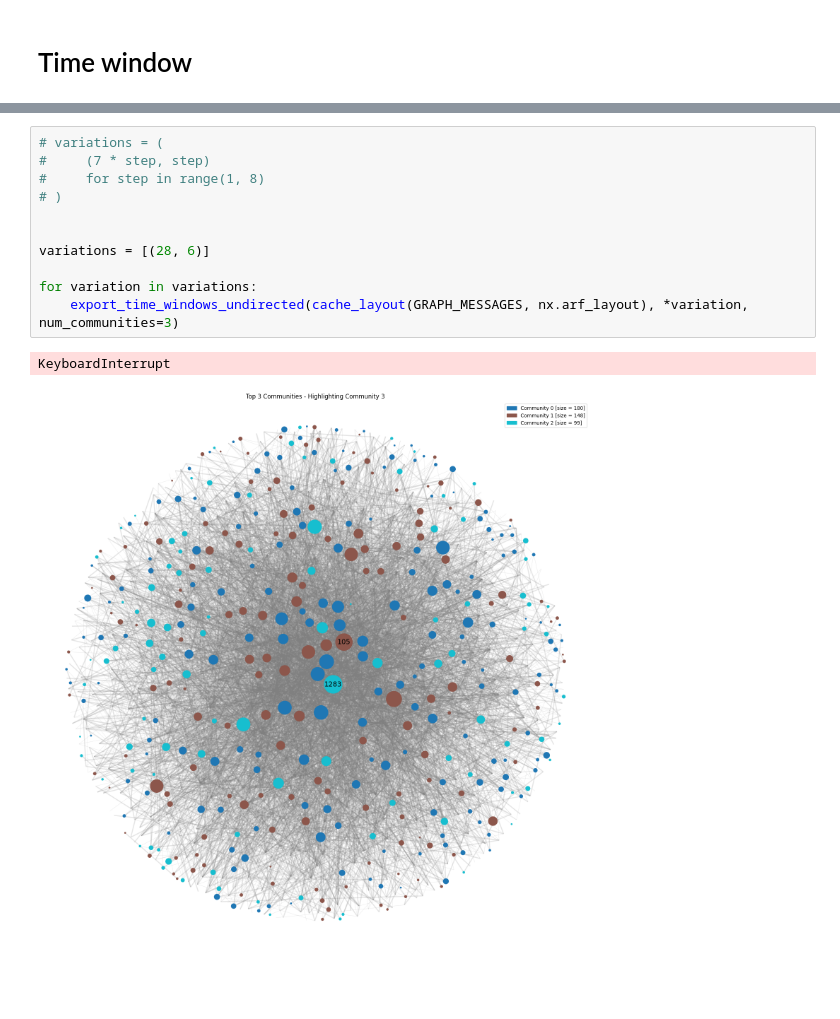
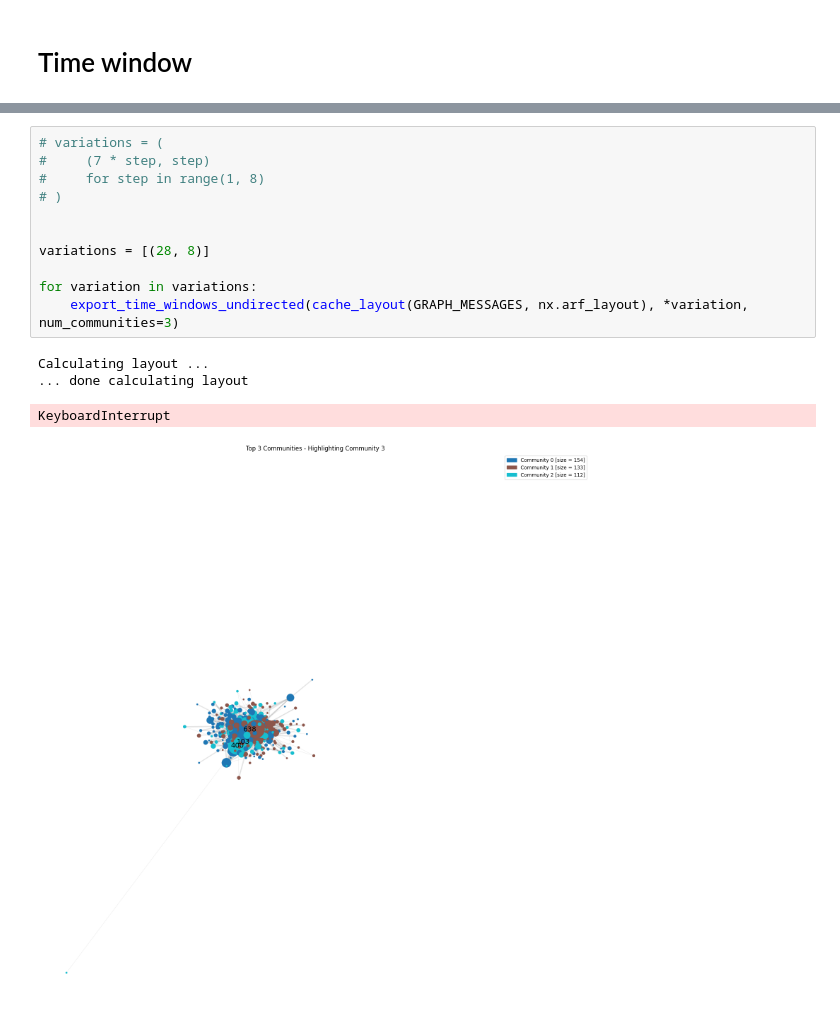
Before and after one commit to BambusControl/rug-sna-pizza-giving, a Jupyter notebook: college_msg_files/communities_n.ipynb, the cells around one changed output, grey strips where cells are left out. Saved outputs shown, nothing was run; the diff lists cells and outputs as text; blank space fills up the shorter version.

```diff
--- a/college_msg_files/communities_n.ipynb
+++ b/college_msg_files/communities_n.ipynb
@@ -328,14 +261,16 @@ def export_time_windows_undirected(pos: dict, window_size_days, window_step_days
 # %%
 # variations = (
 #     (7 * step, step)
 #     for step in range(1, 8)
 # )
 
 
-variations = [(28, 6)]
+variations = [(28, 8)]
 
 for variation in variations:
     export_time_windows_undirected(cache_layout(GRAPH_MESSAGES, nx.arf_layout), *variation, num_communities=3)
 # %% [output]
-KeyboardInterrupt
+Calculating layout ...
+... done calculating layout
+KeyboardInterrupt
-[figure, old version]
+[figure, new version]
```
Also changed, not shown: parts of 1 cell of this notebook.
